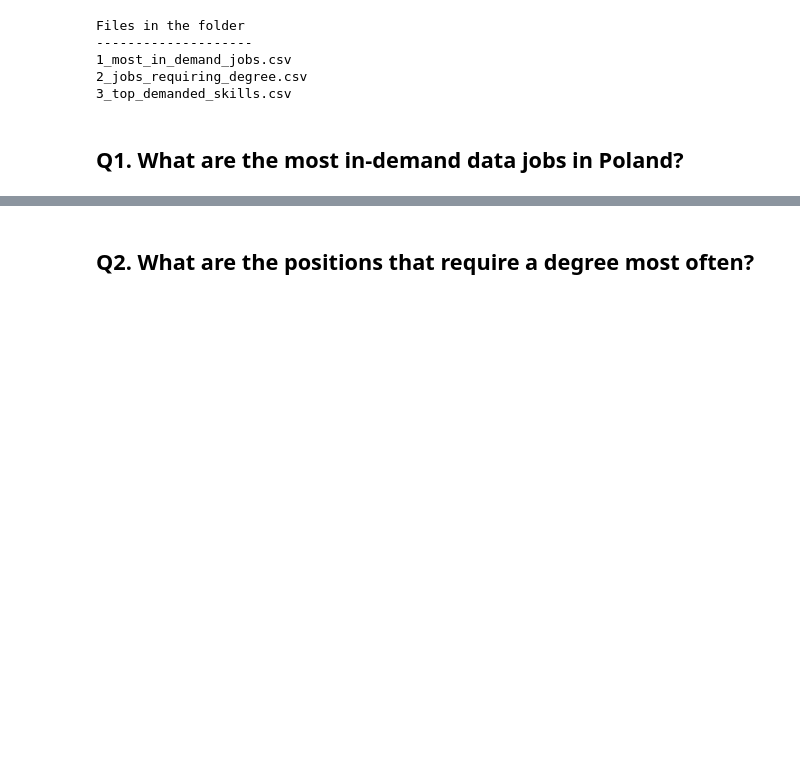
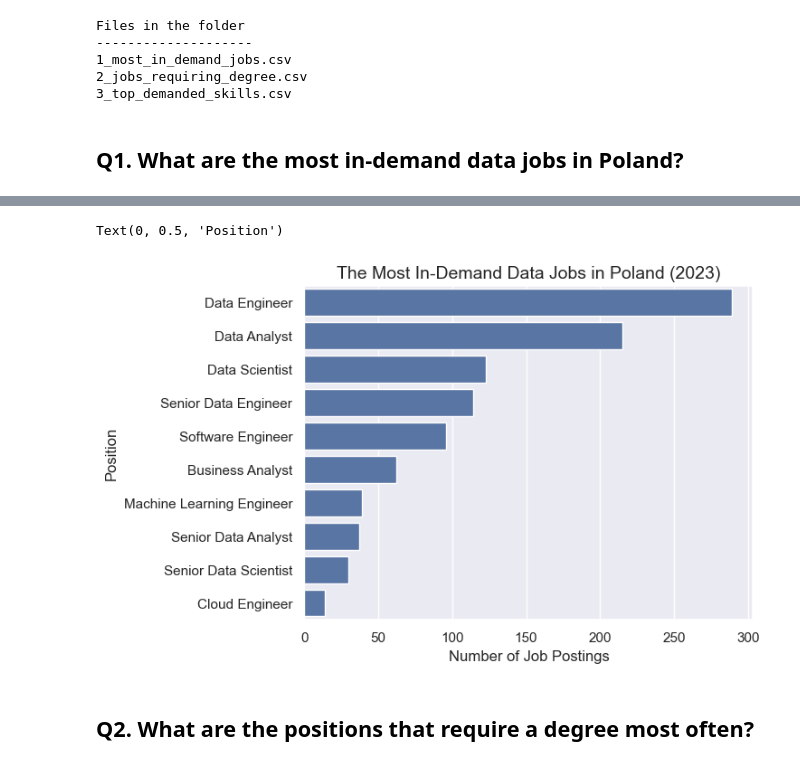
Before and after one commit to MICHGIL/SQL_Project_Data_Job_Analysis, a Jupyter notebook: plots/plots.ipynb, the cells around one changed output, grey strips where cells are left out. Saved outputs shown, nothing was run; the diff lists cells and outputs as text; code cells hidden in the pictures; blank space fills up the shorter version.

Commit message:
Transformed query results into plots/tables & updated README

```diff
--- a/plots/plots.ipynb
+++ b/plots/plots.ipynb
@@ -3,6 +3,8 @@ import pandas as pd
 import matplotlib.pyplot as plt
 import seaborn as sns
 import os
+
+sns.set_theme()
 # %%
 # Set the data folder path
 results_folder = r'D:\TECH HUB\CODING\SQL_Project_Data_Job_Analysis\project_sql\query_results'
@@ -39,0 +28,3 @@ results_dict[1]
+# %%
+df1 = results_dict[1]
+df1
@@ -40,2 +43,11 @@ results_dict[1]
+# %%
+sns.barplot(df1, y='position', x='job_posting_count')
+
+plt.title('The Most In-Demand Data Jobs in Poland (2023)', size=14)
+plt.xlabel('Number of Job Postings', size=12)
+plt.ylabel('Position', size=12)
+# %% [output]
+Text(0, 0.5, 'Position')
+[figure, added]
 # %% [markdown]
 ## Q2. What are the positions that require a degree most often?
```
Also changed, not shown: parts of 8 cells of this notebook, 3 other files.
